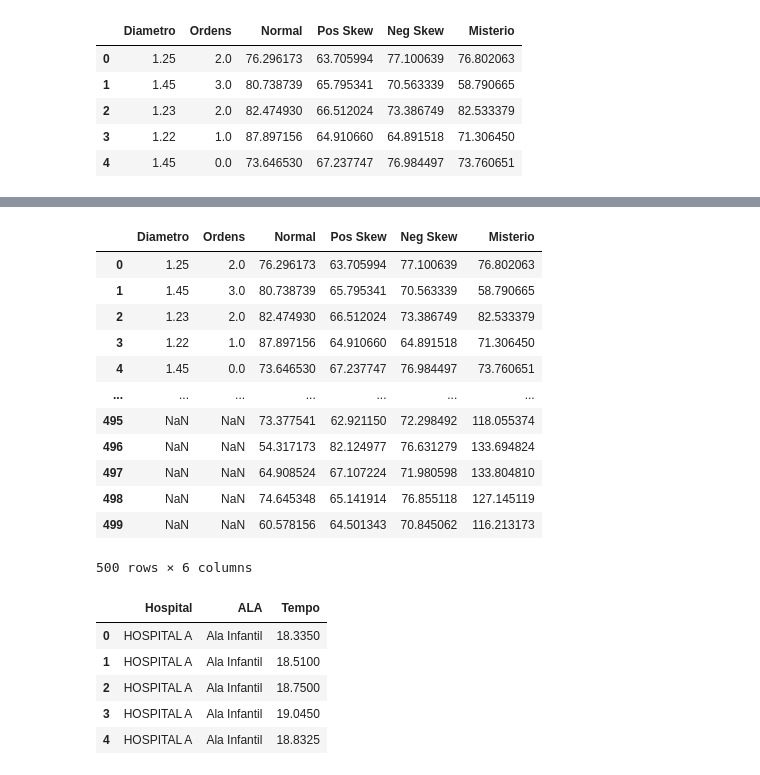
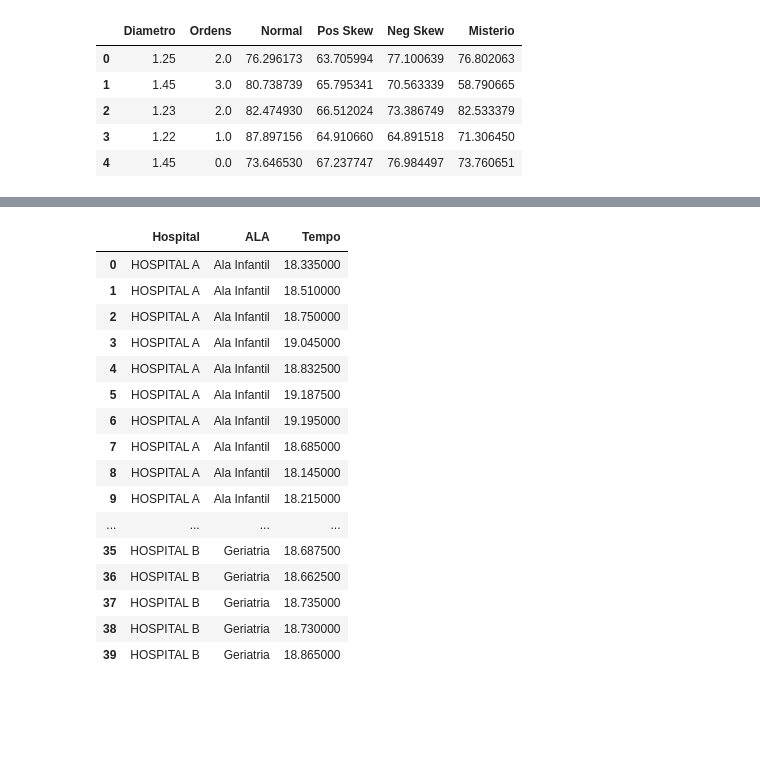
Before and after one commit to afraniofilho/GB_Python_Irep, a Jupyter notebook: Python_Aula_02.ipynb, the cells around one changed output, grey strips where cells are left out. Drawn from its saved outputs; the diff is of its cells as text; code cells hidden in the pictures; blank space fills up the shorter version.

```diff
--- a/Python_Aula_02.ipynb
+++ b/Python_Aula_02.ipynb
@@ -80,16 +53,0 @@ sns.histplot(df, x="Normal")
-# %%
-df
-# %% [output]
-|  | Diametro | Ordens | Normal | Pos Skew | Neg Skew | Misterio |
-| 0 | 1.25 | 2.0 | 76.296173 | 63.705994 | 77.100639 | 76.802063 |
-| 1 | 1.45 | 3.0 | 80.738739 | 65.795341 | 70.563339 | 58.790665 |
-| 2 | 1.23 | 2.0 | 82.474930 | 66.512024 | 73.386749 | 82.533379 |
-| 3 | 1.22 | 1.0 | 87.897156 | 64.910660 | 64.891518 | 71.306450 |
-| 4 | 1.45 | 0.0 | 73.646530 | 67.237747 | 76.984497 | 73.760651 |
-| ... | ... | ... | ... | ... | ... | ... |
-| 495 | NaN | NaN | 73.377541 | 62.921150 | 72.298492 | 118.055374 |
-| 496 | NaN | NaN | 54.317173 | 82.124977 | 76.631279 | 133.694824 |
-| 497 | NaN | NaN | 64.908524 | 67.107224 | 71.980598 | 133.804810 |
-| 498 | NaN | NaN | 74.645348 | 65.141914 | 76.855118 | 127.145119 |
-| 499 | NaN | NaN | 60.578156 | 64.501343 | 70.845062 | 116.213173 |
-500 rows × 6 columns
@@ -100,9 +56,20 @@ df2 = pd.read_csv("boxplot.csv")
 # %%
-df2.head()
+df2
 # %% [output]
 |  | Hospital | ALA | Tempo |
-| 0 | HOSPITAL A | Ala Infantil | 18.3350 |
-| 1 | HOSPITAL A | Ala Infantil | 18.5100 |
-| 2 | HOSPITAL A | Ala Infantil | 18.7500 |
-| 3 | HOSPITAL A | Ala Infantil | 19.0450 |
-| 4 | HOSPITAL A | Ala Infantil | 18.8325 |
+| 0 | HOSPITAL A | Ala Infantil | 18.335000 |
+| 1 | HOSPITAL A | Ala Infantil | 18.510000 |
+| 2 | HOSPITAL A | Ala Infantil | 18.750000 |
+| 3 | HOSPITAL A | Ala Infantil | 19.045000 |
+| 4 | HOSPITAL A | Ala Infantil | 18.832500 |
+| 5 | HOSPITAL A | Ala Infantil | 19.187500 |
+| 6 | HOSPITAL A | Ala Infantil | 19.195000 |
+| 7 | HOSPITAL A | Ala Infantil | 18.685000 |
+| 8 | HOSPITAL A | Ala Infantil | 18.145000 |
+| 9 | HOSPITAL A | Ala Infantil | 18.215000 |
+| ... | ... | ... | ... |
+| 35 | HOSPITAL B | Geriatria | 18.687500 |
+| 36 | HOSPITAL B | Geriatria | 18.662500 |
+| 37 | HOSPITAL B | Geriatria | 18.735000 |
+| 38 | HOSPITAL B | Geriatria | 18.730000 |
+| 39 | HOSPITAL B | Geriatria | 18.865000 |
```
Also changed, not shown: parts of 26 cells of this notebook.
